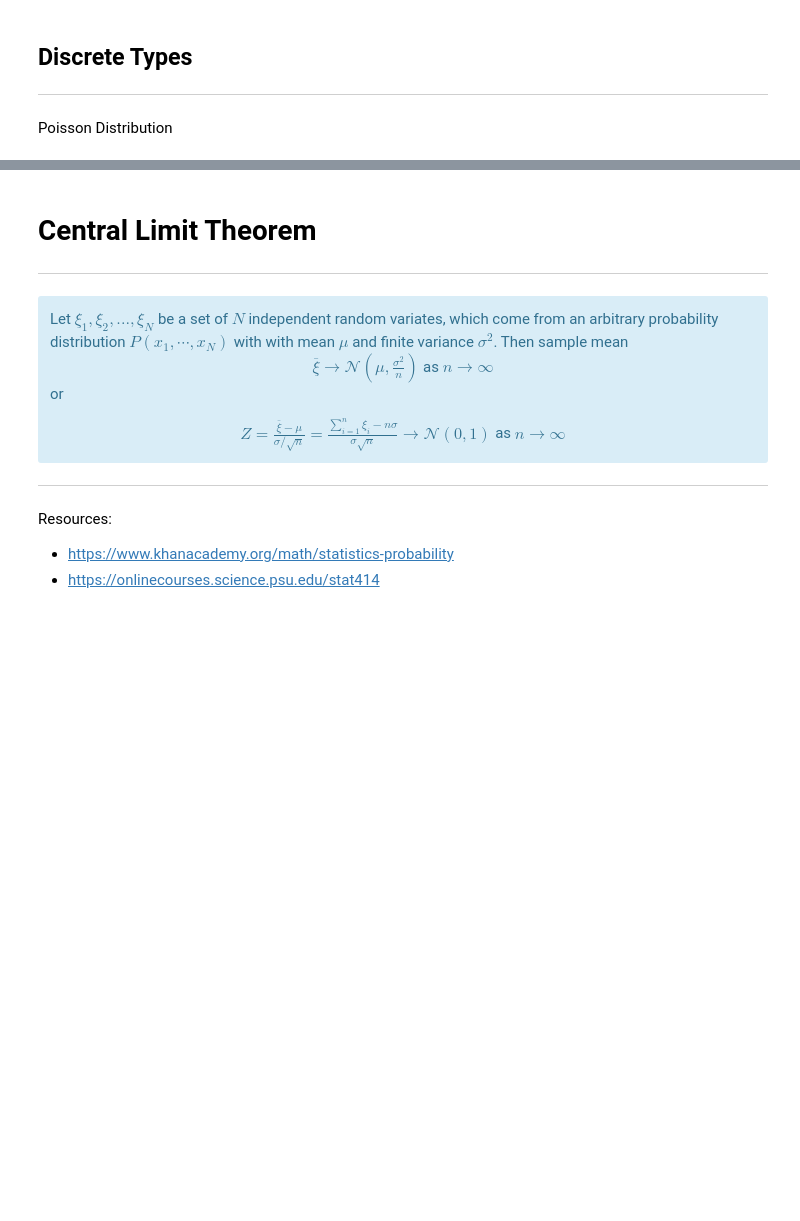
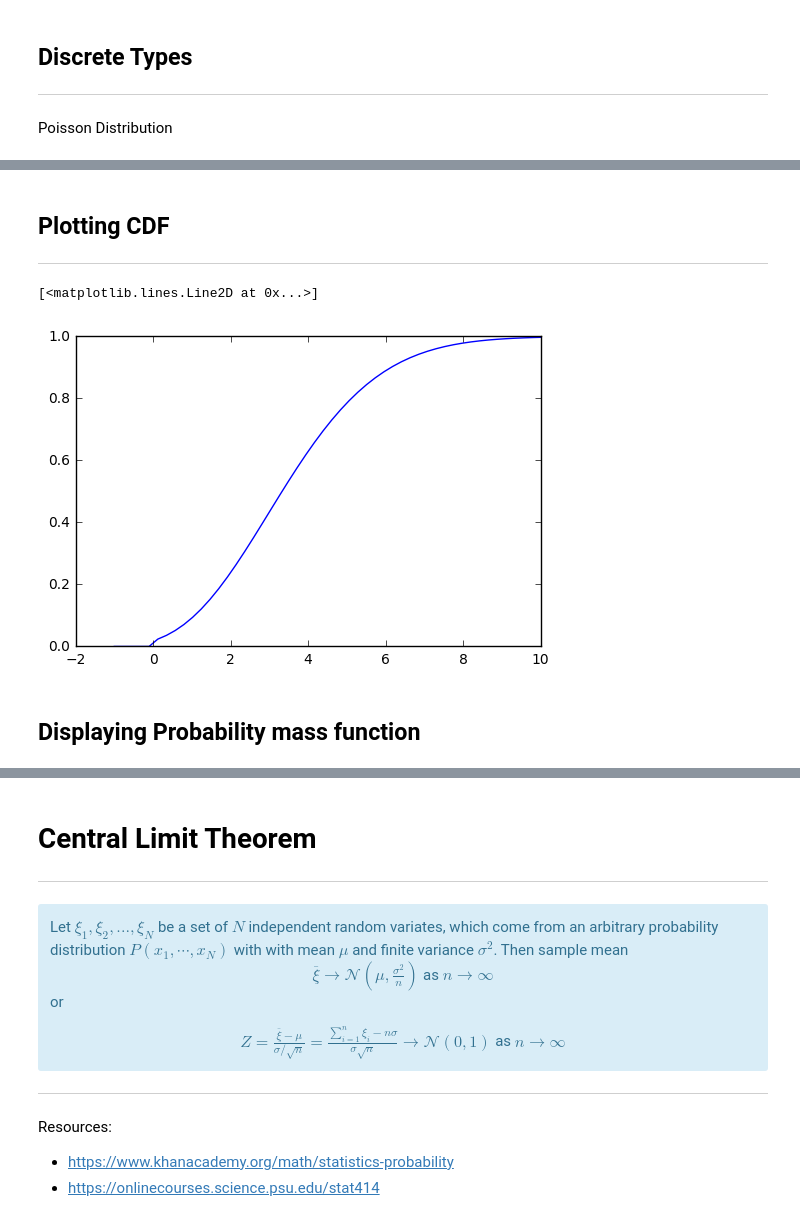
Before and after one commit to dmkovalev/hypotheses_DID, a Jupyter notebook: notebooks/2016-02-22_L01_confidence_Intervals.ipynb, the cells around one changed output, grey strips where cells are left out. Drawn from its saved outputs; the diff is of its cells as text; code cells hidden in the pictures; blank space fills up the shorter version.

```diff
--- a/notebooks/2016-02-22_L01_confidence_Intervals.ipynb
+++ b/notebooks/2016-02-22_L01_confidence_Intervals.ipynb
@@ -125,0 +147,14 @@ X
+# %% [markdown]
+## Plotting CDF
+***
+# %%
+u = np.linspace(-1, 10)
+X = Poisson('X', 4)
+D = cdf(X)
+v1 = [D(i).evalf() for i in u]
+plt.plot(u, v1)
+# %% [output]
+[<matplotlib.lines.Line2D at 0x...>]
+[figure, added]
+# %% [markdown]
+## Displaying Probability mass function
```
Also changed, not shown: parts of 52 cells of this notebook, 4 other files.
